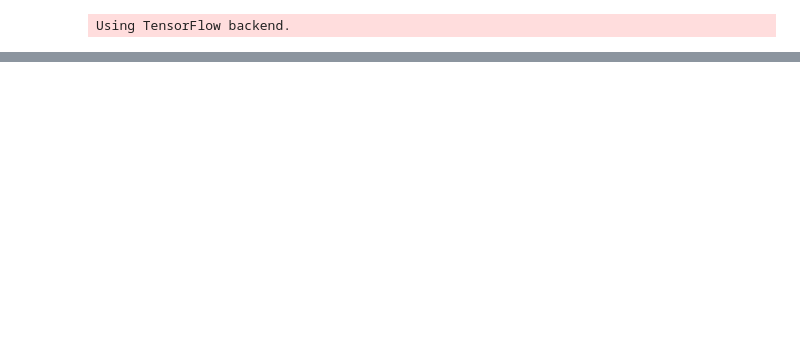
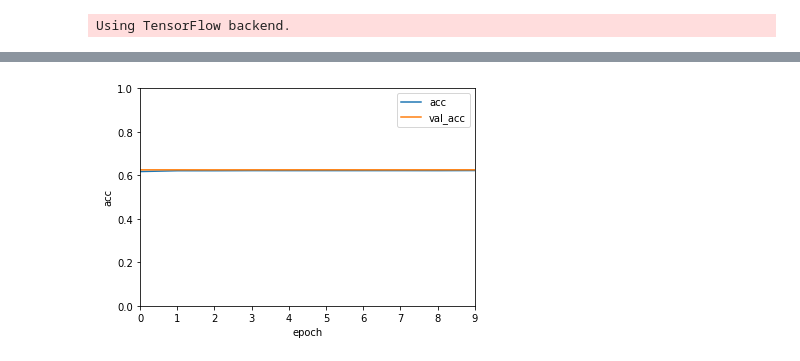
Before and after one commit to MatsudaKyohei/AI-practice, a Jupyter notebook: ML_Day3.ipynb, the cells around one changed output, grey strips where cells are left out. Saved outputs shown, nothing was run; the diff lists cells and outputs as text; code cells hidden in the pictures; blank space fills up the shorter version.

```diff
--- a/ML_Day3.ipynb
+++ b/ML_Day3.ipynb
@@ -332,0 +358,8 @@ y_test
+# %%
+df[["acc", "val_acc"]].plot()
+plt.ylabel("acc")
+plt.xlabel("epoch")
+plt.ylim([0,1.0])
+plt.show()
+# %% [output]
+[figure, added]
```
Also changed, not shown: parts of 30 cells of this notebook.
